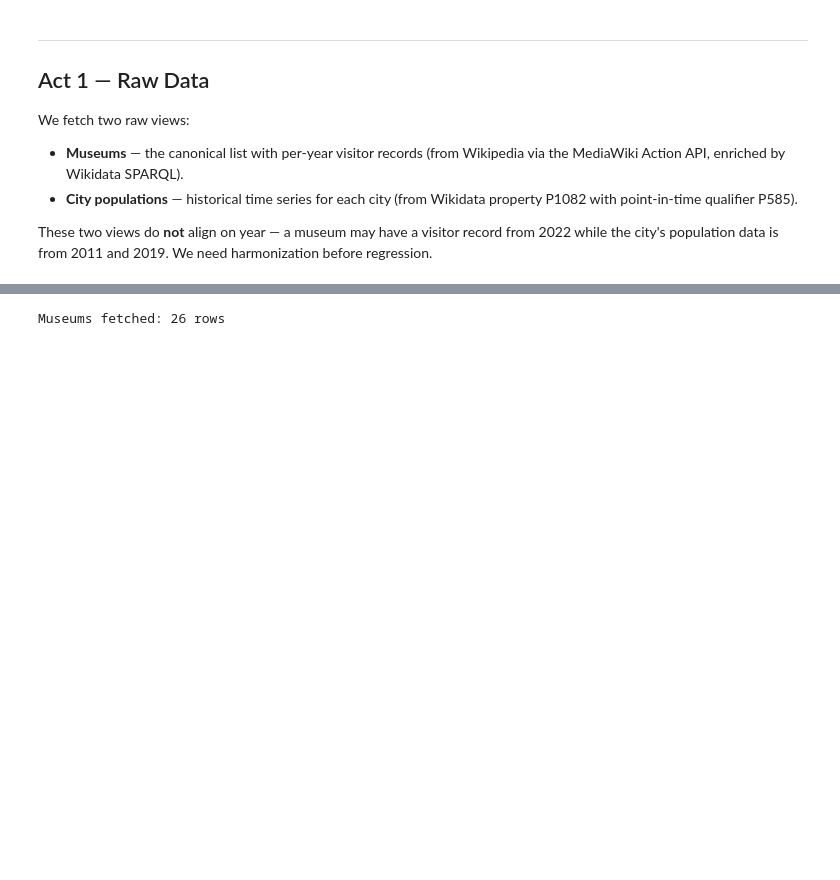
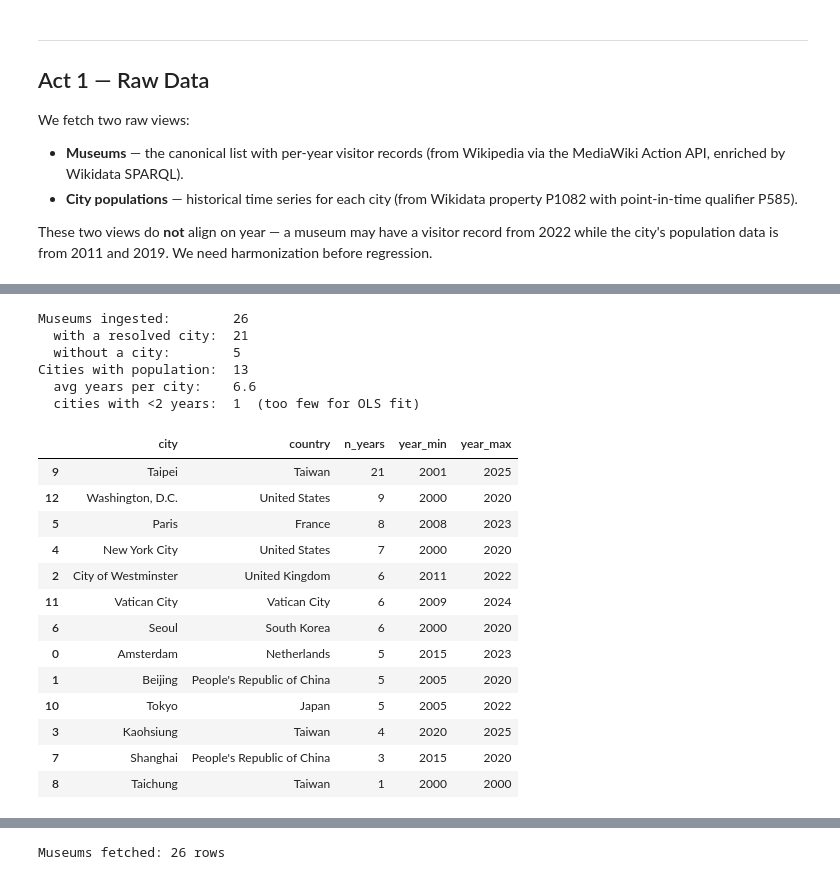
Before and after one commit to matt-grain/museum-analysis, a Jupyter notebook: notebook/regression_analysis.ipynb, the cells around one changed output, grey strips where cells are left out. Cells and saved outputs as stored; diff of their text form; code cells hidden in the pictures; blank space fills up the shorter version.

```diff
--- a/notebook/regression_analysis.ipynb
+++ b/notebook/regression_analysis.ipynb
@@ -66,0 +78,45 @@ harmonization before regression.
+# %%
+# Coverage table — one-shot summary
+raw = api_get("/museums", limit=200)
+museums = pd.json_normalize(raw["items"] if isinstance(raw, dict) else raw)
+
+_cities_resp = api_get("/cities/populations", limit=200)
+cities_raw = _cities_resp["items"] if isinstance(_cities_resp, dict) else _cities_resp
+
+coverage = pd.DataFrame([{
+    "city": c["name"],
+    "country": c.get("country", "—"),
+    "n_years": len(c.get("population_history", [])),
+    "year_min": min((r["year"] for r in c["population_history"]), default=None),
+    "year_max": max((r["year"] for r in c["population_history"]), default=None),
+} for c in cities_raw]).sort_values("n_years", ascending=False)
+
+print(f"Museums ingested:        {len(museums)}")
+print(f"  with a resolved city:  {museums['city_name'].notna().sum()}")
+print(f"  without a city:        {museums['city_name'].isna().sum()}")
+print(f"Cities with population:  {len(coverage)}")
+print(f"  avg years per city:    {coverage['n_years'].mean():.1f}")
+print(f"  cities with <2 years:  {(coverage['n_years'] < 2).sum()}  (too few for OLS fit)")
+print()
+coverage.head(15)
+# %% [output]
+Museums ingested:        26
+  with a resolved city:  21
+  without a city:        5
+Cities with population:  13
+  avg years per city:    6.6
+  cities with <2 years:  1  (too few for OLS fit)
+|  | city | country | n_years | year_min | year_max |
+| 9 | Taipei | Taiwan | 21 | 2001 | 2025 |
+| 12 | Washington, D.C. | United States | 9 | 2000 | 2020 |
+| 5 | Paris | France | 8 | 2008 | 2023 |
+| 4 | New York City | United States | 7 | 2000 | 2020 |
+| 2 | City of Westminster | United Kingdom | 6 | 2011 | 2022 |
+| 11 | Vatican City | Vatican City | 6 | 2009 | 2024 |
+| 6 | Seoul | South Korea | 6 | 2000 | 2020 |
+| 0 | Amsterdam | Netherlands | 5 | 2015 | 2023 |
+| 1 | Beijing | People's Republic of China | 5 | 2005 | 2020 |
+| 10 | Tokyo | Japan | 5 | 2005 | 2022 |
+| 3 | Kaohsiung | Taiwan | 4 | 2020 | 2025 |
+| 7 | Shanghai | People's Republic of China | 3 | 2015 | 2020 |
+| 8 | Taichung | Taiwan | 1 | 2000 | 2000 |
```
Also changed, not shown: parts of 5 cells of this notebook, 7 other files.
